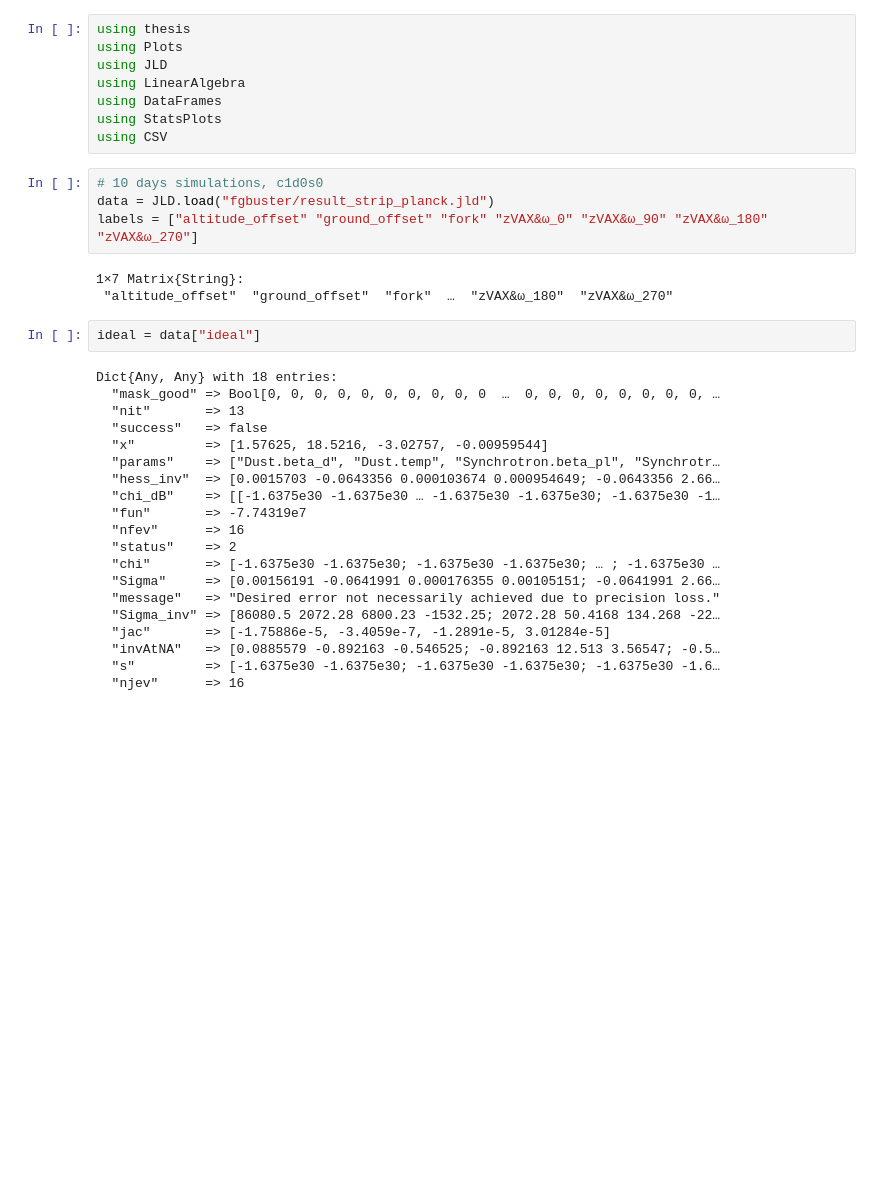
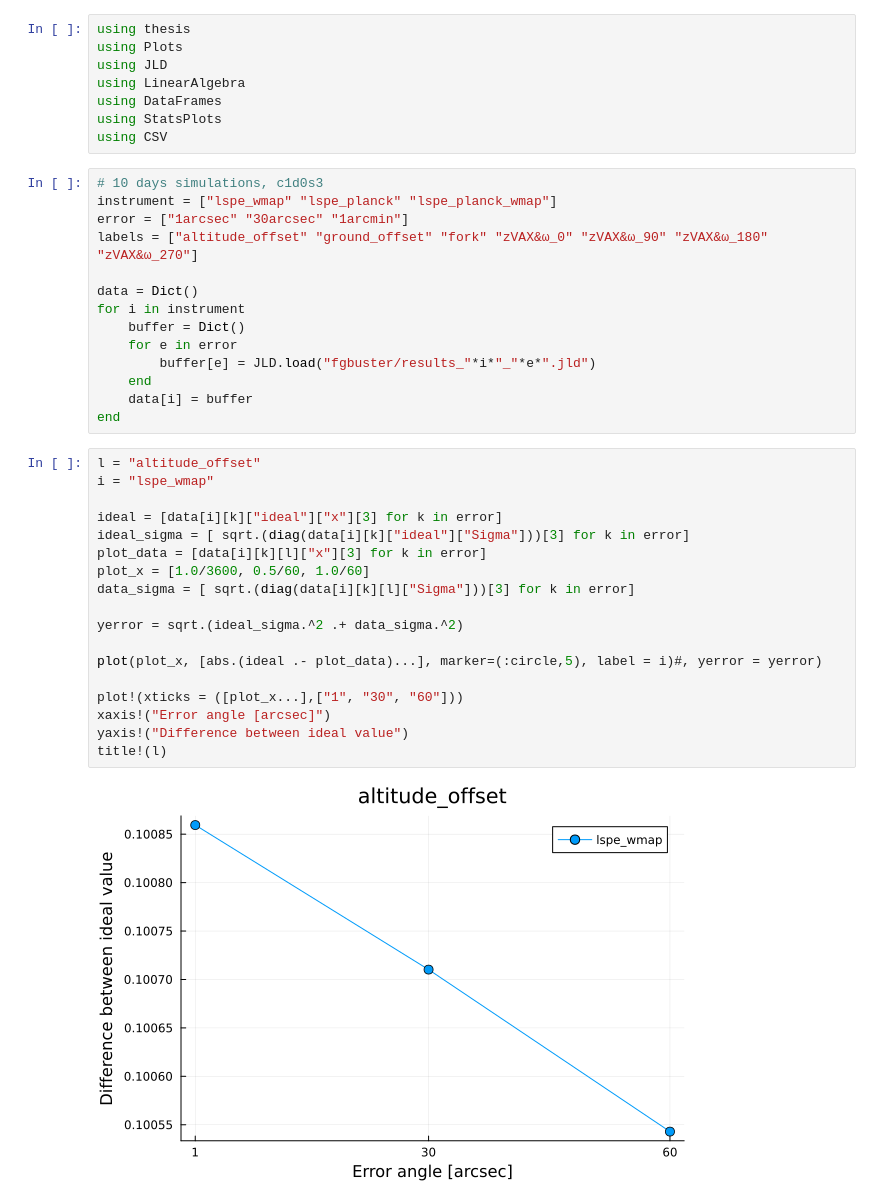
Before and after one commit to teob97/Master-Thesis-Pipeline, a Jupyter notebook: notebooks/fgbuster_plot.ipynb, the cells around one changed output. Saved outputs shown, nothing was run; the diff lists cells and outputs as text; blank space fills up the shorter version.

Commit message:
New fgbuster notebook with different intruments setups

```diff
--- a/notebooks/fgbuster_plot.ipynb
+++ b/notebooks/fgbuster_plot.ipynb
@@ -6,33 +6,38 @@ using LinearAlgebra
 using DataFrames
 using StatsPlots
 using CSV
-# %%
-# 10 days simulations, c1d0s0
-data = JLD.load("fgbuster/result_strip_planck.jld")
-labels = ["altitude_offset" "ground_offset" "fork" "zVAX&ω_0" "zVAX&ω_90" "zVAX&ω_180" "zVAX&ω_270"]
-# %% [output]
-1×7 Matrix{String}:
- "altitude_offset"  "ground_offset"  "fork"  …  "zVAX&ω_180"  "zVAX&ω_270"
-# %%
-ideal = data["ideal"]
-# %% [output]
-Dict{Any, Any} with 18 entries:
-  "mask_good" => Bool[0, 0, 0, 0, 0, 0, 0, 0, 0, 0  …  0, 0, 0, 0, 0, 0, 0, 0, …
-  "nit"       => 13
-  "success"   => false
-  "x"         => [1.57625, 18.5216, -3.02757, -0.00959544]
-  "params"    => ["Dust.beta_d", "Dust.temp", "Synchrotron.beta_pl", "Synchrotr…
-  "hess_inv"  => [0.0015703 -0.0643356 0.000103674 0.000954649; -0.0643356 2.66…
-  "chi_dB"    => [[-1.6375e30 -1.6375e30 … -1.6375e30 -1.6375e30; -1.6375e30 -1…
-  "fun"       => -7.74319e7
-  "nfev"      => 16
-  "status"    => 2
-  "chi"       => [-1.6375e30 -1.6375e30; -1.6375e30 -1.6375e30; … ; -1.6375e30 …
-  "Sigma"     => [0.00156191 -0.0641991 0.000176355 0.00105151; -0.0641991 2.66…
-  "message"   => "Desired error not necessarily achieved due to precision loss."
-  "Sigma_inv" => [86080.5 2072.28 6800.23 -1532.25; 2072.28 50.4168 134.268 -22…
-  "jac"       => [-1.75886e-5, -3.4059e-7, -1.2891e-5, 3.01284e-5]
-  "invAtNA"   => [0.0885579 -0.892163 -0.546525; -0.892163 12.513 3.56547; -0.5…
-  "s"         => [-1.6375e30 -1.6375e30; -1.6375e30 -1.6375e30; -1.6375e30 -1.6…
-  "njev"      => 16
+# %%
+# 10 days simulations, c1d0s3
+instrument = ["lspe_wmap" "lspe_planck" "lspe_planck_wmap"]
+error = ["1arcsec" "30arcsec" "1arcmin"]
+labels = ["altitude_offset" "ground_offset" "fork" "zVAX&ω_0" "zVAX&ω_90" "zVAX&ω_180" "zVAX&ω_270"]
+
+data = Dict()
+for i in instrument
+    buffer = Dict()
+    for e in error
+        buffer[e] = JLD.load("fgbuster/results_"*i*"_"*e*".jld")
+    end
+    data[i] = buffer
+end
+# %%
+l = "altitude_offset"
+i = "lspe_wmap"
+
+ideal = [data[i][k]["ideal"]["x"][3] for k in error]
+ideal_sigma = [ sqrt.(diag(data[i][k]["ideal"]["Sigma"]))[3] for k in error]
+plot_data = [data[i][k][l]["x"][3] for k in error]
+plot_x = [1.0/3600, 0.5/60, 1.0/60]
+data_sigma = [ sqrt.(diag(data[i][k][l]["Sigma"]))[3] for k in error]
+
+yerror = sqrt.(ideal_sigma.^2 .+ data_sigma.^2)
+
+plot(plot_x, [abs.(ideal .- plot_data)...], marker=(:circle,5), label = i)#, yerror = yerror)
+
+plot!(xticks = ([plot_x...],["1", "30", "60"]))
+xaxis!("Error angle [arcsec]")
+yaxis!("Difference between ideal value")
+title!(l)
+# %% [output]
+[figure, added]
 # %%
```
Also changed, not shown: parts of 10 cells of this notebook, 9 other files.
